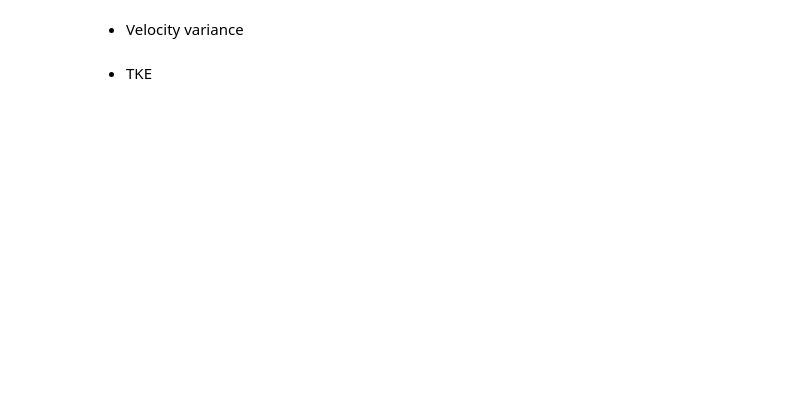
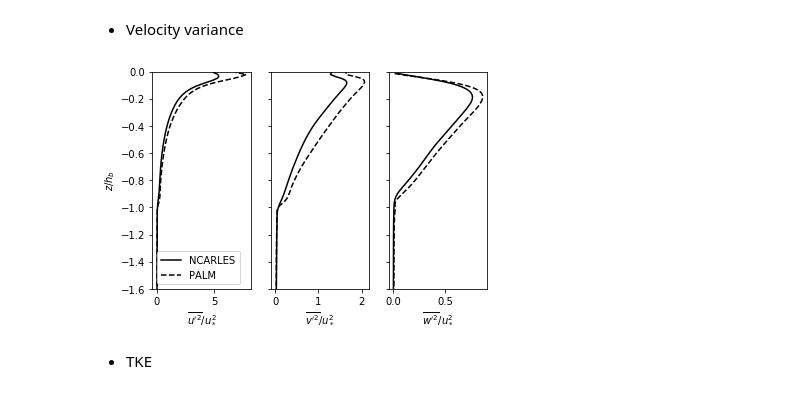
Before and after one commit to qingli411/LESAnalysis, a Jupyter notebook: plot_cmp_ncarles_palm.ipynb, the cells around one changed output. Saved outputs shown, nothing was run; the diff lists cells and outputs as text; code cells hidden in the pictures; blank space fills up the shorter version.

```diff
--- a/plot_cmp_ncarles_palm.ipynb
+++ b/plot_cmp_ncarles_palm.ipynb
@@ -156,33 +197,40 @@ znorm0 = 1/hb0
 norm1 = 1/ustar**2
 znorm1 = 1/hb1
 # subplots
 fig, axarr = plt.subplots(1, 3, sharey='row')
 # lower right panel
 data0_pfl.read_profile('ups', tidx_start=tidx0_start, tidx_end=tidx0_end).plot_mean(
                              axis=axarr[0], norm=norm0, znorm=znorm0,
                              xlabel=r'$\overline{{u^\prime}^2}/u_*^2$',
                              ylabel=r'$z/h_b$', ylim=[ymin, ymax],
                              color='k', linestyle='-', label='NCARLES')
 data0_pfl.read_profile('vps', tidx_start=tidx0_start, tidx_end=tidx0_end).plot_mean(
                              axis=axarr[1], norm=norm0, znorm=znorm0,
                              xlabel=r'$\overline{{v^\prime}^2}/u_*^2$', ylabel='off',
                              color='k', linestyle='-')
 data0_pfl.read_profile('wps', tidx_start=tidx0_start, tidx_end=tidx0_end).plot_mean(
                              axis=axarr[2], norm=norm0, znorm=znorm0,
                              xlabel=r'$\overline{{w^\prime}^2}/u_*^2$', ylabel='off',
                              color='k', linestyle='-')
 
 data1_pfl.read_profile('u*2', tidx_start=tidx1_start, tidx_end=tidx1_end).plot_mean(
                              axis=axarr[0], norm=norm1, znorm=znorm1,
                              xlabel='off', ylabel='off', ylim=[ymin, ymax],
                              color='k', linestyle='--', label='PALM')
 data1_pfl.read_profile('v*2', tidx_start=tidx1_start, tidx_end=tidx1_end).plot_mean(
                              axis=axarr[1], norm=norm1, znorm=znorm1,
                              xlabel='off', ylabel='off', color='k', linestyle='--')
 data1_pfl.read_profile('w*2', tidx_start=tidx1_start, tidx_end=tidx1_end).plot_mean(
                              axis=axarr[2], norm=norm1, znorm=znorm1,
                              xlabel='off', ylabel='off', color='k', linestyle='--')
 axarr[0].legend()
+
+# save figure
+if plot_figure:
+    figname = fig_root+'/pfl_velocity_variance.png'
+    plt.savefig(figname, dpi = 300)
+# %% [output]
+[figure, added]
 # %% [markdown]
 - TKE
 # %%
```
Also changed, not shown: parts of 10 cells of this notebook, 2 other files.
